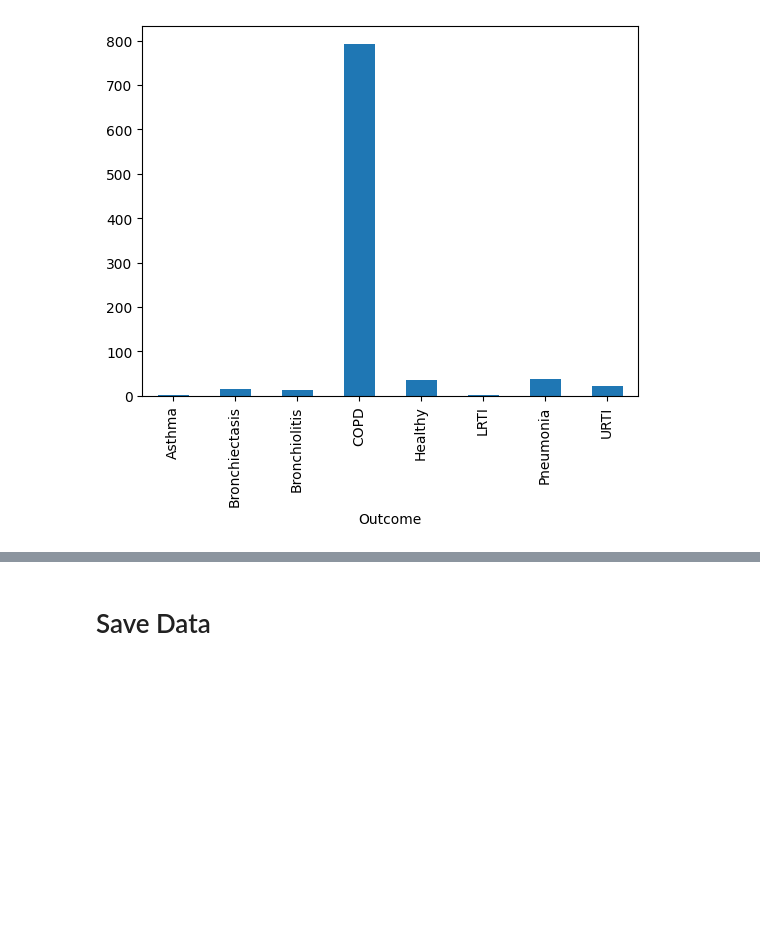
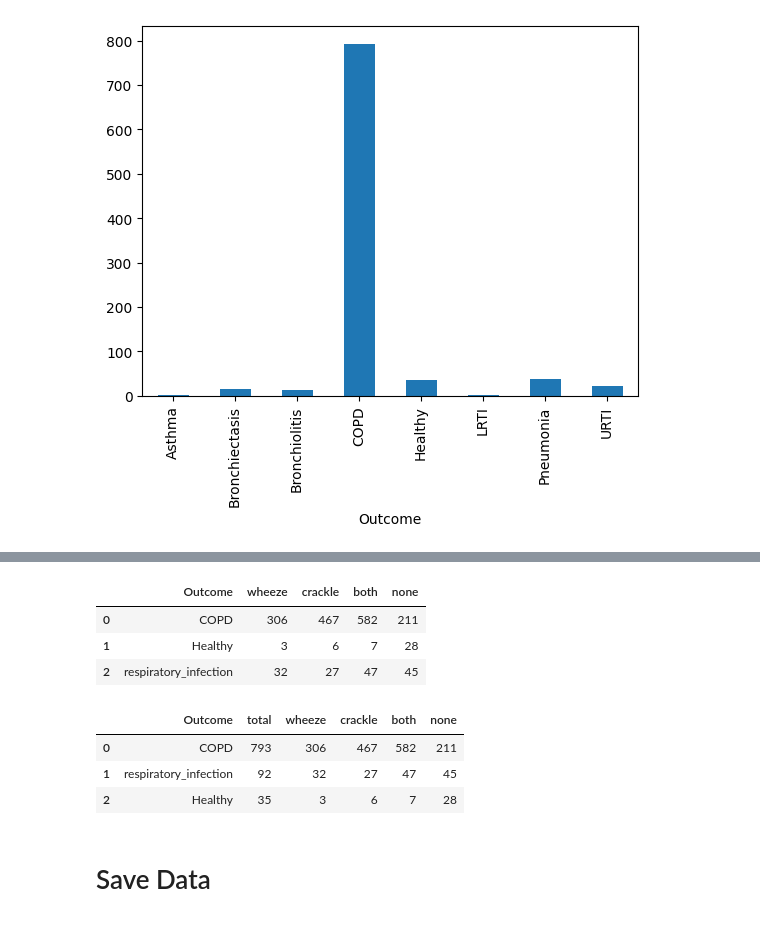
Before and after one commit to bastienorset-huma/respiratory_sound, a Jupyter notebook: src/respiratory_sound/0_prepare_dataset.ipynb, the cells around one changed output, grey strips where cells are left out. Saved outputs shown, nothing was run; the diff lists cells and outputs as text; code cells hidden in the pictures; blank space fills up the shorter version.

```diff
--- a/src/respiratory_sound/0_prepare_dataset.ipynb
+++ b/src/respiratory_sound/0_prepare_dataset.ipynb
@@ -161,3 +179,21 @@ demo_df.groupby('Outcome').mean(numeric_only=True)[['wheeze','crackle']]
+# %%
+x = demo_df.groupby('Outcome').sum(numeric_only=True)[['wheeze','crackle','both','none']].reset_index()
+x
+# %% [output]
+|  | Outcome | wheeze | crackle | both | none |
+| 0 | COPD | 306 | 467 | 582 | 211 |
+| 1 | Healthy | 3 | 6 | 7 | 28 |
+| 2 | respiratory_infection | 32 | 27 | 47 | 45 |
+# %%
+xx = demo_df['Outcome'].value_counts().reset_index()
+xx.columns= ['Outcome','total']
+# %%
+xx.merge(x,on='Outcome')
+# %% [output]
+|  | Outcome | total | wheeze | crackle | both | none |
+| 0 | COPD | 793 | 306 | 467 | 582 | 211 |
+| 1 | respiratory_infection | 92 | 32 | 27 | 47 | 45 |
+| 2 | Healthy | 35 | 3 | 6 | 7 | 28 |
 # %%
 demo_df['recording_type'] = demo_df.filename.apply(lambda x: x.split('_')[-1])
 # %%
```
Also changed, not shown: parts of 3 cells of this notebook, 23 other files.
